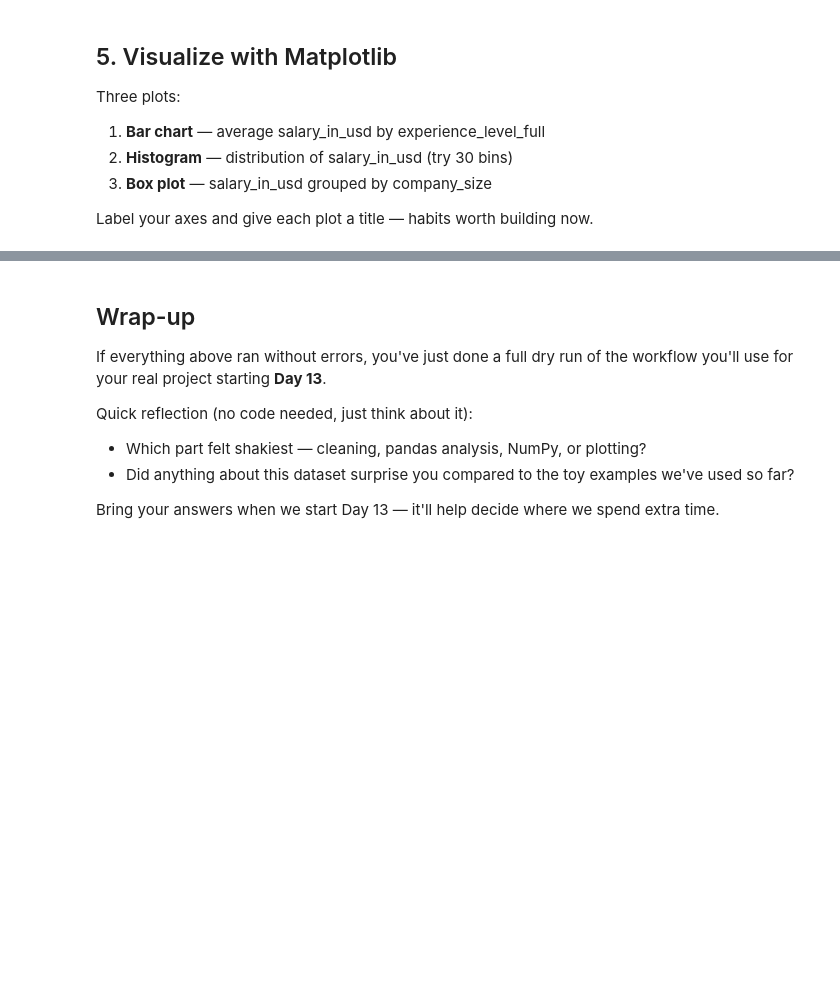
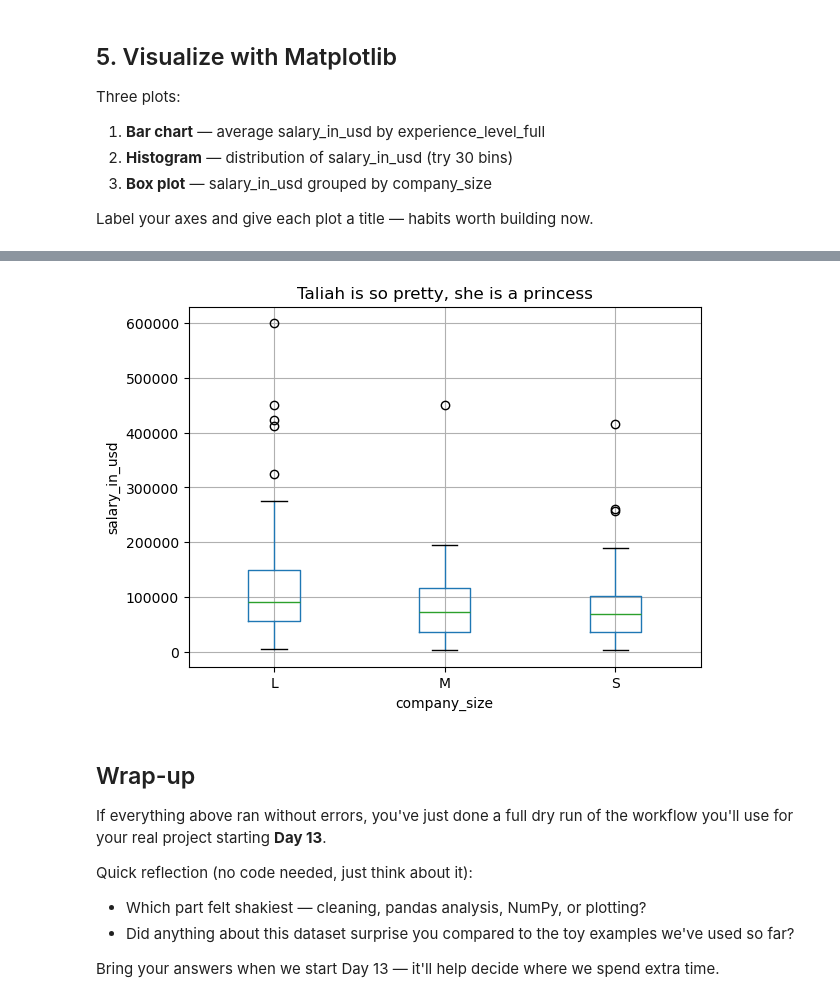
Before and after one commit to aabidimarwan-tech/Python-Libraries-Practice, a Jupyter notebook: python_practice_day12.ipynb, the cells around one changed output, grey strips where cells are left out. Drawn from its saved outputs; the diff is of its cells as text; code cells hidden in the pictures; blank space fills up the shorter version.

```diff
--- a/python_practice_day12.ipynb
+++ b/python_practice_day12.ipynb
@@ -316,8 +330,15 @@ pass
 # %%
 # c) Box plot of salary_in_usd grouped by company_size
-# Hint: you can use df_clean.boxplot(column=..., by=...) or plt.boxplot() with grouped data
+# Hint: you can use df_clean.boxplot(column=..., by=...) or plt.boxplot() with grouped
 
-pass
+df_clean.boxplot(column= "salary_in_usd", by = "company_size")
+plt.xlabel("company_size")
+plt.ylabel("salary_in_usd")
+plt.title("Taliah is so pretty, she is a princess")
+plt.suptitle("")
+plt.show()
+# %% [output]
+[figure, added]
 # %% [markdown]
 ## Wrap-up
 
```
Also changed, not shown: parts of 13 cells of this notebook.
